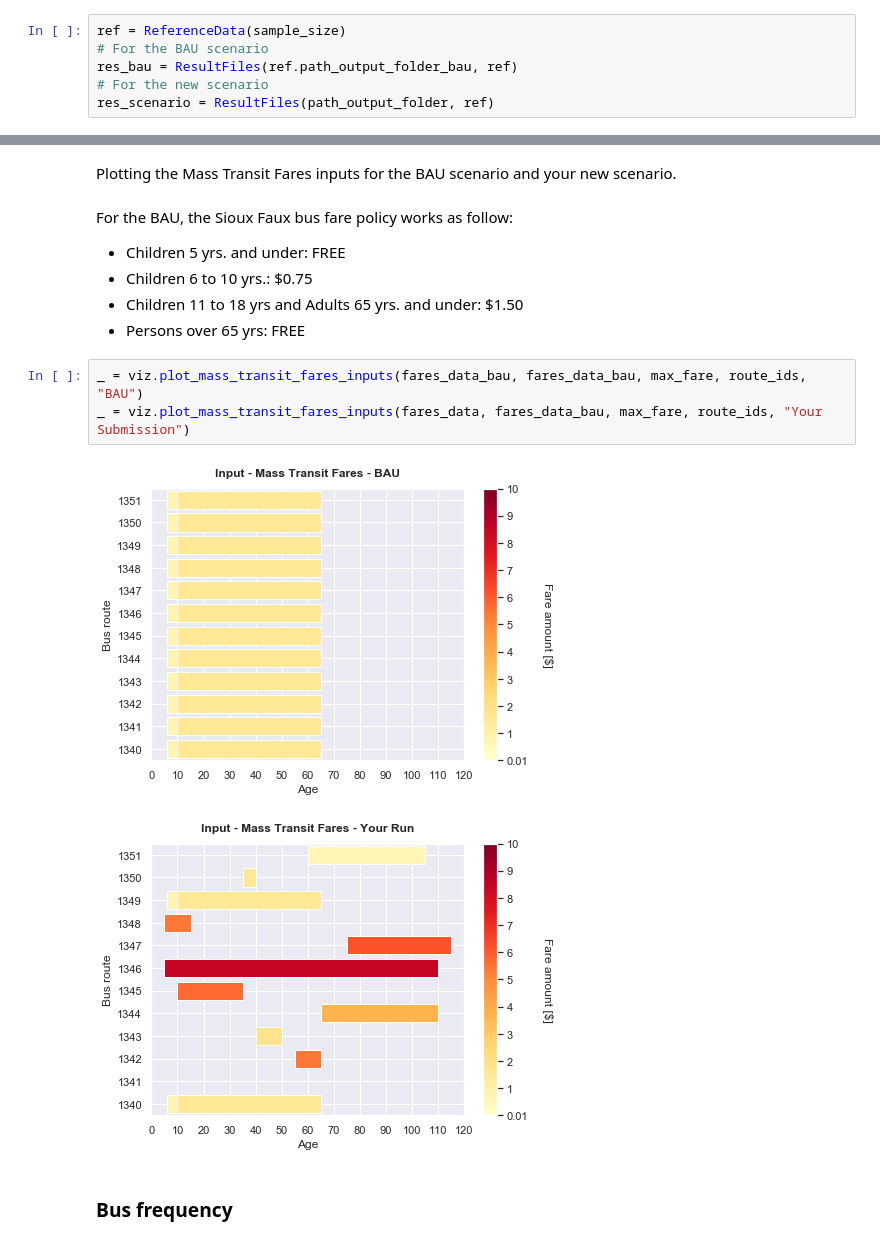
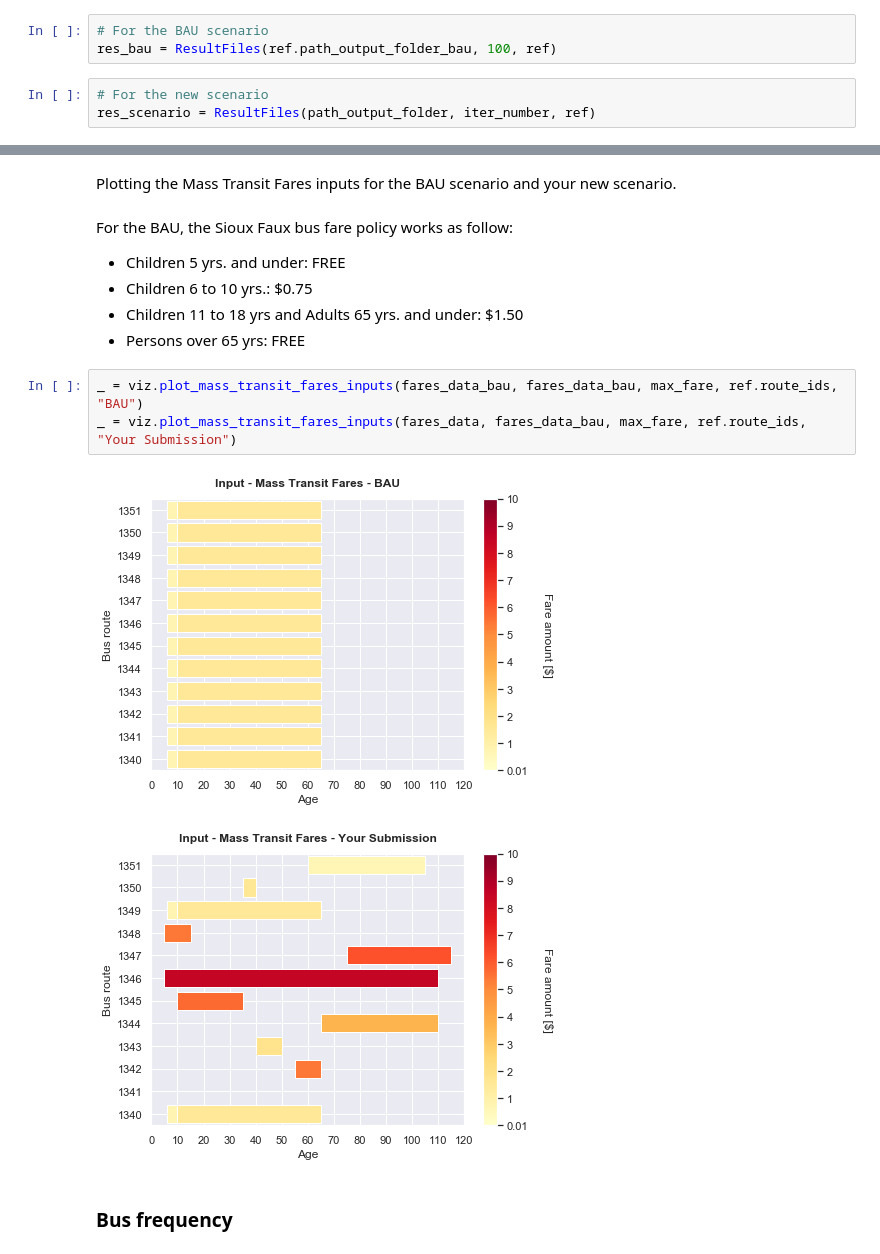
Before and after one commit to bistro-its-berkeley/BISTRO-Starter-Kit, a Jupyter notebook: examples/Visualization.ipynb, the cells around one changed output, grey strips where cells are left out. Drawn from its saved outputs; the diff is of its cells as text.

```diff
--- a/examples/Visualization.ipynb
+++ b/examples/Visualization.ipynb
@@ -70,6 +75,6 @@ Create instances of the classes ReferenceData and ResultFiles to import fixed da
 # %%
-ref = ReferenceData(sample_size)
 # For the BAU scenario
-res_bau = ResultFiles(ref.path_output_folder_bau, ref)
-# For the new scenario
-res_scenario = ResultFiles(path_output_folder, ref)
+res_bau = ResultFiles(ref.path_output_folder_bau, 100, ref)
+# %%
+# For the new scenario
+res_scenario = ResultFiles(path_output_folder, iter_number, ref)
@@ -119,11 +134,11 @@ Plotting the Mass Transit Fares inputs for the BAU scenario and your new scenari
 * Children 11 to 18 yrs and Adults 65 yrs. and under: \$1.50
 * Persons over 65 yrs\: FREE
 # %%
-_ = viz.plot_mass_transit_fares_inputs(fares_data_bau, fares_data_bau, max_fare, route_ids, "BAU")
-_ = viz.plot_mass_transit_fares_inputs(fares_data, fares_data_bau, max_fare, route_ids, "Your Submission")
+_ = viz.plot_mass_transit_fares_inputs(fares_data_bau, fares_data_bau, max_fare, ref.route_ids, "BAU")
+_ = viz.plot_mass_transit_fares_inputs(fares_data, fares_data_bau, max_fare, ref.route_ids, "Your Submission")
 # %% [output]
 [figure]
-[figure, old version]
+[figure, new version]
 # %% [markdown]
 ### Bus frequency
 # %% [markdown]
```
Also changed, not shown: parts of 35 cells of this notebook, 14 other files.
